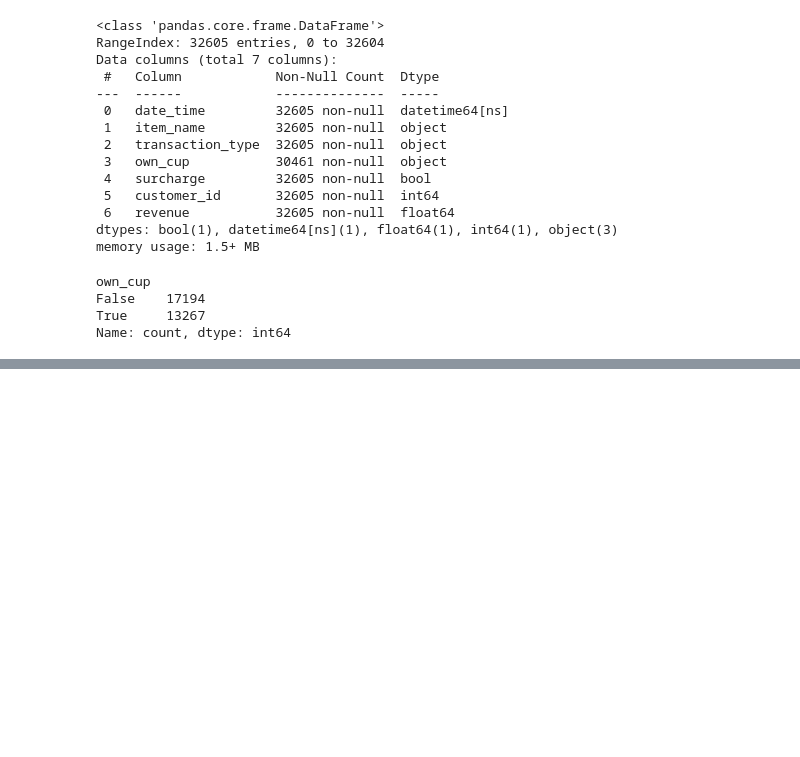
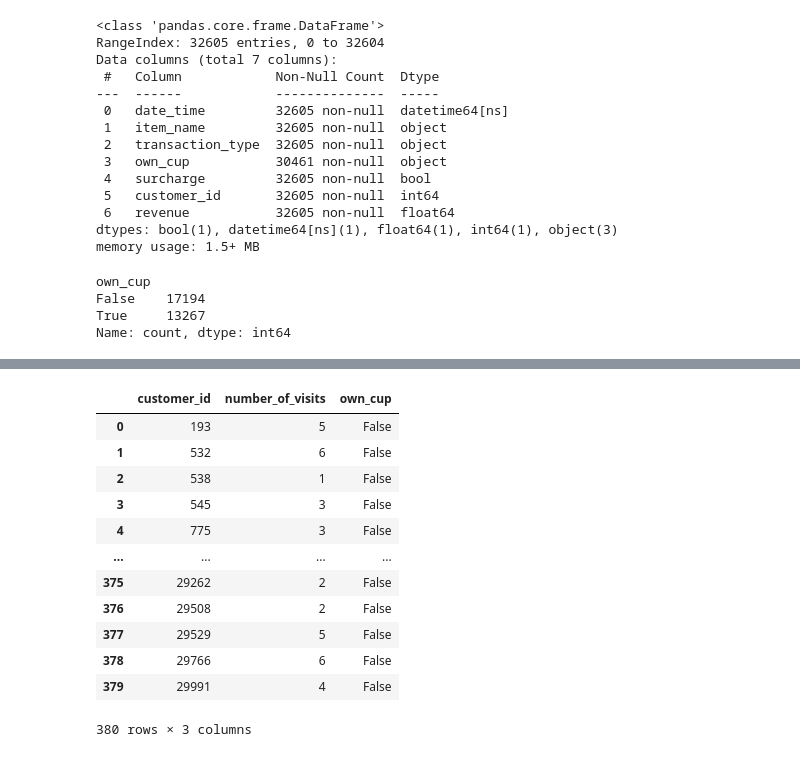
Before and after one commit to jentsang/wids-datathon, a Jupyter notebook: jessie_analysis.ipynb, the cells around one changed output, grey strips where cells are left out. Drawn from its saved outputs; the diff is of its cells as text; code cells hidden in the pictures; blank space fills up the shorter version.

```diff
--- a/jessie_analysis.ipynb
+++ b/jessie_analysis.ipynb
@@ -93,0 +138,19 @@ Name: count, dtype: int64
+# %%
+buy_cup_visit_times = buy_cup_customer_sales.groupby('customer_id').size().reset_index()
+buy_cup_visit_times.columns = ['customer_id', 'number_of_visits']
+buy_cup_visit_times['own_cup'] = False
+buy_cup_visit_times
+# %% [output]
+|  | customer_id | number_of_visits | own_cup |
+| 0 | 193 | 5 | False |
+| 1 | 532 | 6 | False |
+| 2 | 538 | 1 | False |
+| 3 | 545 | 3 | False |
+| 4 | 775 | 3 | False |
+| ... | ... | ... | ... |
+| 375 | 29262 | 2 | False |
+| 376 | 29508 | 2 | False |
+| 377 | 29529 | 5 | False |
+| 378 | 29766 | 6 | False |
+| 379 | 29991 | 4 | False |
+380 rows × 3 columns
```
Also changed, not shown: parts of 6 cells of this notebook.
